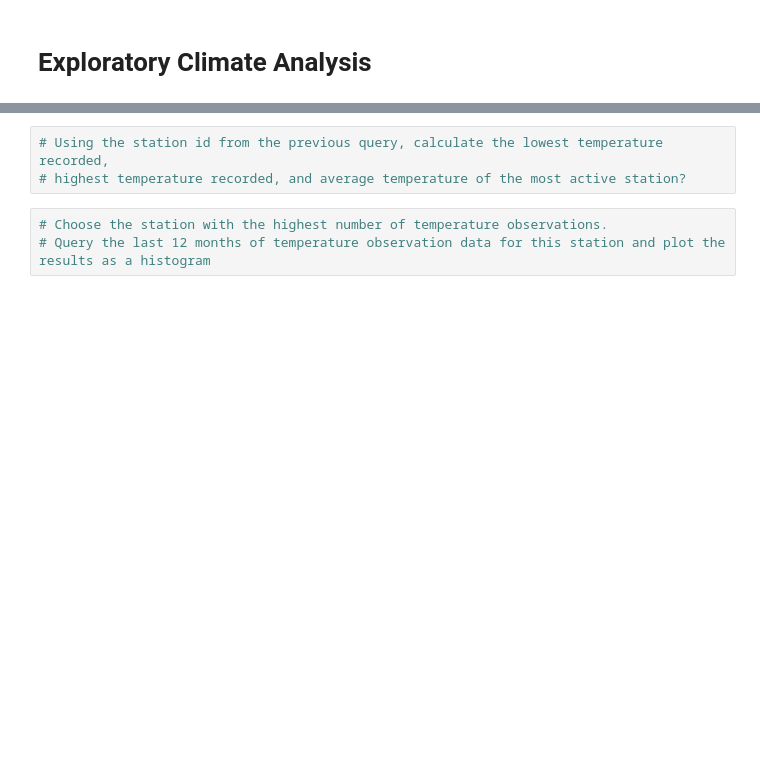
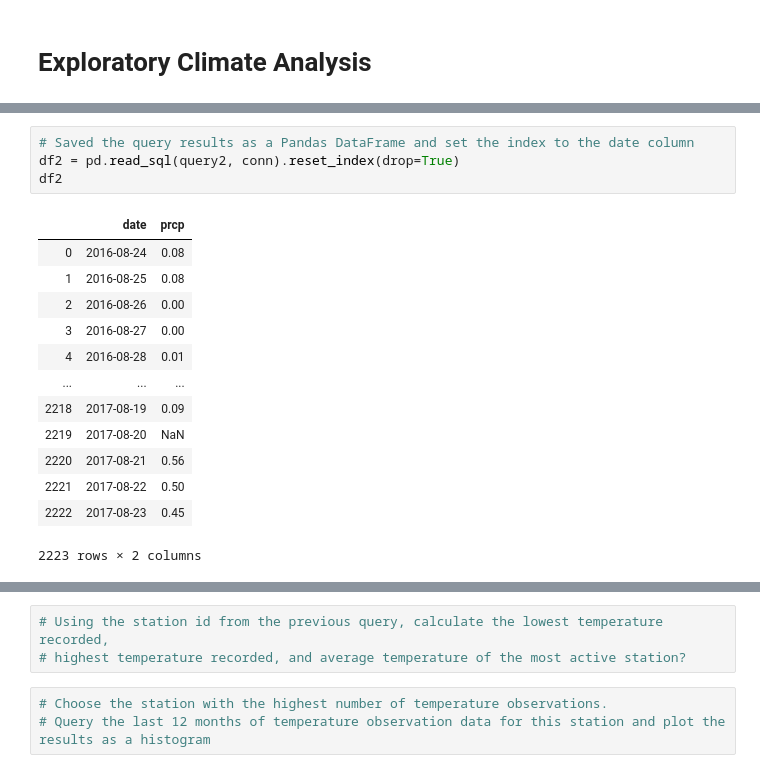
Before and after one commit to yaitouny/SMU_homework, a Jupyter notebook: 10-Advanced-Data-Storage-and-Retrieval/sqlalchemy_challenge/climate_starter.ipynb, the cells around one changed output, grey strips where cells are left out. Saved outputs shown, nothing was run; the diff lists cells and outputs as text; blank space fills up the shorter version.

```diff
--- a/10-Advanced-Data-Storage-and-Retrieval/sqlalchemy_challenge/climate_starter.ipynb
+++ b/10-Advanced-Data-Storage-and-Retrieval/sqlalchemy_challenge/climate_starter.ipynb
@@ -65,0 +110,18 @@ Measurement = Base.classes.measurement
+# %%
+# Saved the query results as a Pandas DataFrame and set the index to the date column
+df2 = pd.read_sql(query2, conn).reset_index(drop=True)
+df2
+# %% [output]
+|  | date | prcp |
+| 0 | 2016-08-24 | 0.08 |
+| 1 | 2016-08-25 | 0.08 |
+| 2 | 2016-08-26 | 0.00 |
+| 3 | 2016-08-27 | 0.00 |
+| 4 | 2016-08-28 | 0.01 |
+| ... | ... | ... |
+| 2218 | 2017-08-19 | 0.09 |
+| 2219 | 2017-08-20 | NaN |
+| 2220 | 2017-08-21 | 0.56 |
+| 2221 | 2017-08-22 | 0.50 |
+| 2222 | 2017-08-23 | 0.45 |
+2223 rows × 2 columns
```
Also changed, not shown: parts of 18 cells of this notebook, 1 other file.
